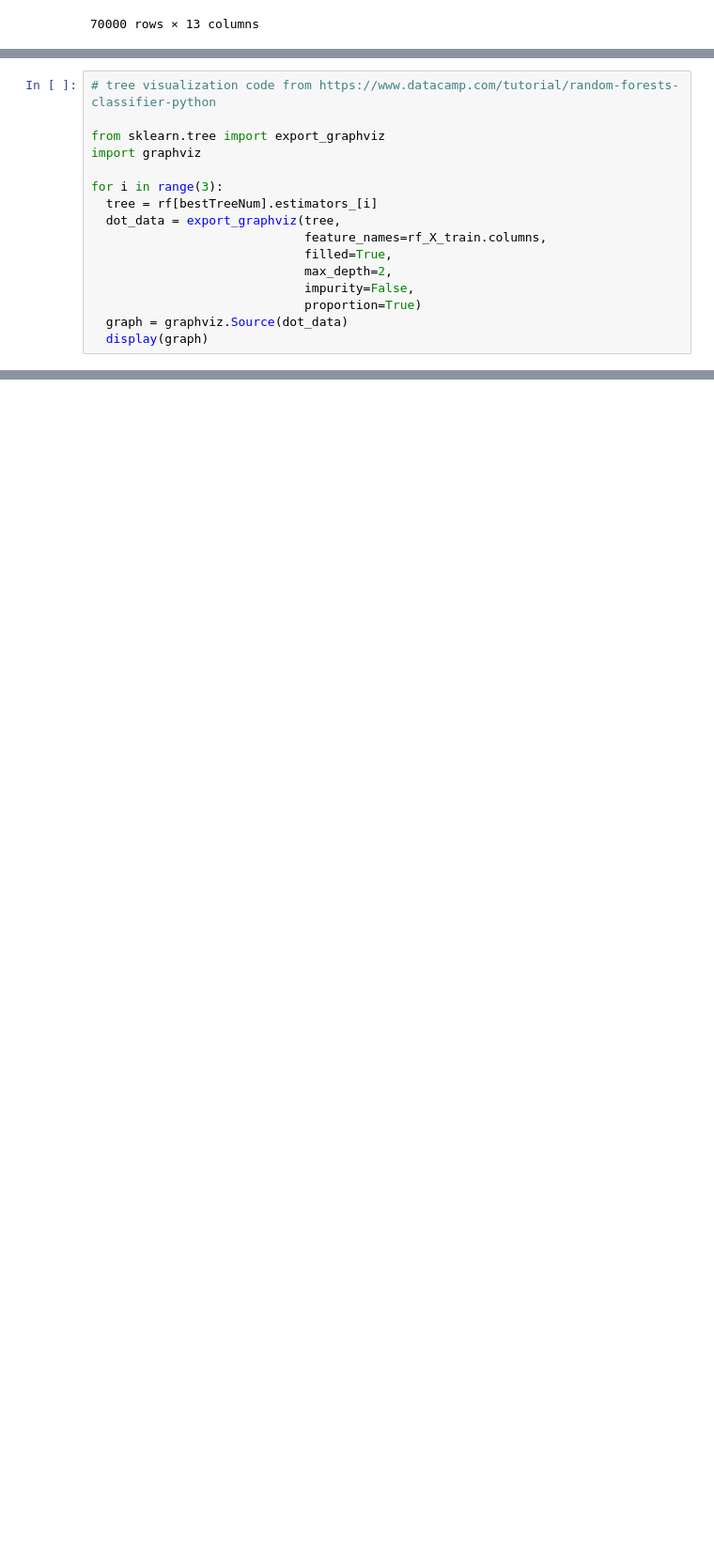
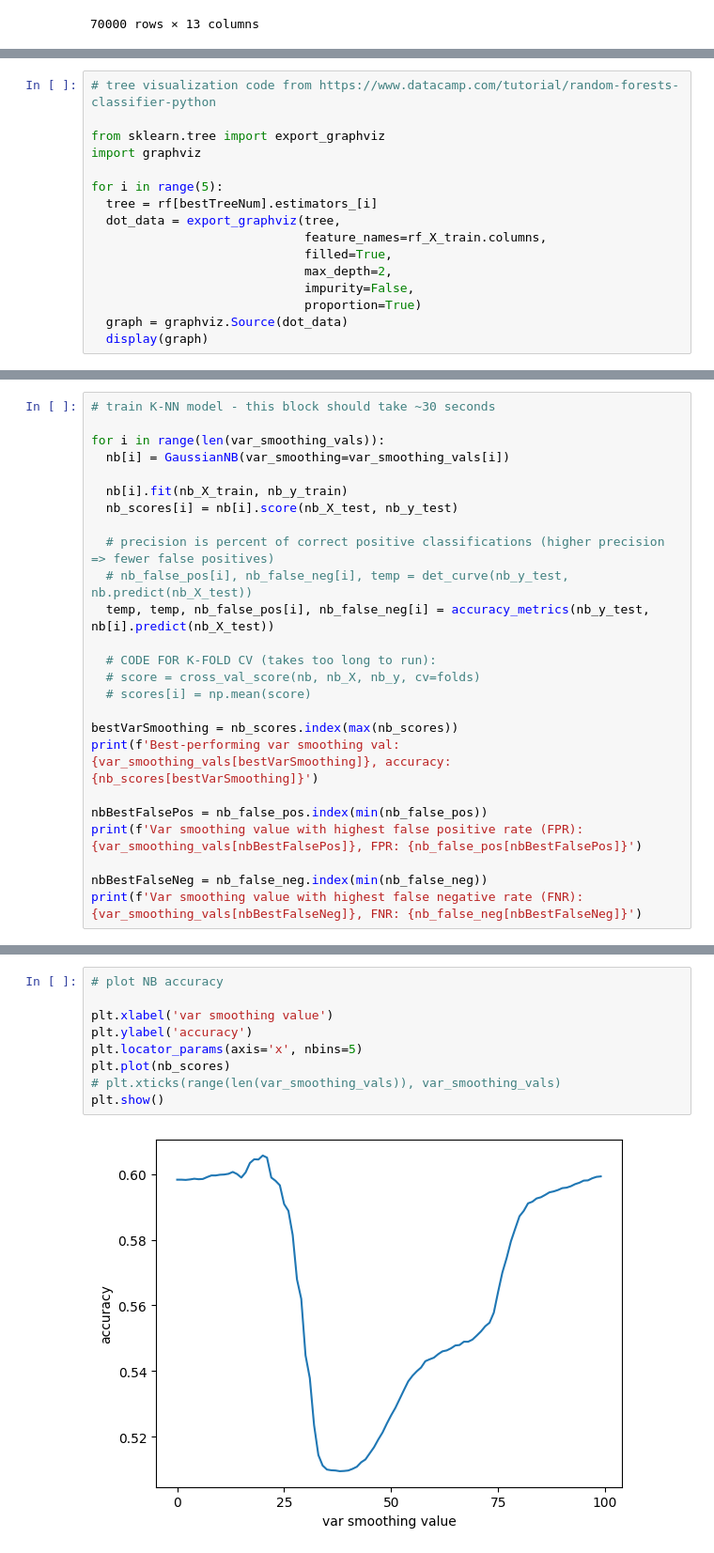
Before and after one commit to MengyangHe1/heart_disease_prediction, a Jupyter notebook: milo_heart_disease_prediction.ipynb, the cells around one changed output, grey strips where cells are left out. Shown: that part at 94% size. Drawn from its saved outputs; the diff is of its cells as text; blank space fills up the shorter version.

```diff
--- a/milo_heart_disease_prediction.ipynb
+++ b/milo_heart_disease_prediction.ipynb
@@ -198,7 +306,7 @@ Best-performing # trees: 124, accuracy: 0.7167857142857142
 from sklearn.tree import export_graphviz
 import graphviz
 
-for i in range(3):
+for i in range(5):
   tree = rf[bestTreeNum].estimators_[i]
   dot_data = export_graphviz(tree,
                              feature_names=rf_X_train.columns,
@@ -214,0 +354,25 @@ for i in range(3):
+# %%
+# train K-NN model - this block should take ~30 seconds
+
+for i in range(len(var_smoothing_vals)):
+  nb[i] = GaussianNB(var_smoothing=var_smoothing_vals[i])
+
+  nb[i].fit(nb_X_train, nb_y_train)
+  nb_scores[i] = nb[i].score(nb_X_test, nb_y_test)
+
+  # precision is percent of correct positive classifications (higher precision => fewer false positives)
+  # nb_false_pos[i], nb_false_neg[i], temp = det_curve(nb_y_test, nb.predict(nb_X_test))
+  temp, temp, nb_false_pos[i], nb_false_neg[i] = accuracy_metrics(nb_y_test, nb[i].predict(nb_X_test))
+
+  # CODE FOR K-FOLD CV (takes too long to run):
+  # score = cross_val_score(nb, nb_X, nb_y, cv=folds)
+  # scores[i] = np.mean(score)
+
+bestVarSmoothing = nb_scores.index(max(nb_scores))
+print(f'Best-performing var smoothing val: {var_smoothing_vals[bestVarSmoothing]}, accuracy: {nb_scores[bestVarSmoothing]}')
+
+nbBestFalsePos = nb_false_pos.index(min(nb_false_pos))
+print(f'Var smoothing value with highest false positive rate (FPR): {var_smoothing_vals[nbBestFalsePos]}, FPR: {nb_false_pos[nbBestFalsePos]}')
+
+nbBestFalseNeg = nb_false_neg.index(min(nb_false_neg))
+print(f'Var smoothing value with highest false negative rate (FNR): {var_smoothing_vals[nbBestFalseNeg]}, FNR: {nb_false_neg[nbBestFalseNeg]}')
@@ -214,0 +383,11 @@ for i in range(3):
+# %%
+# plot NB accuracy
+
+plt.xlabel('var smoothing value')
+plt.ylabel('accuracy')
+plt.locator_params(axis='x', nbins=5)
+plt.plot(nb_scores)
+# plt.xticks(range(len(var_smoothing_vals)), var_smoothing_vals)
+plt.show()
+# %% [output]
+[figure, added]
```
Also changed, not shown: parts of 13 cells of this notebook.
